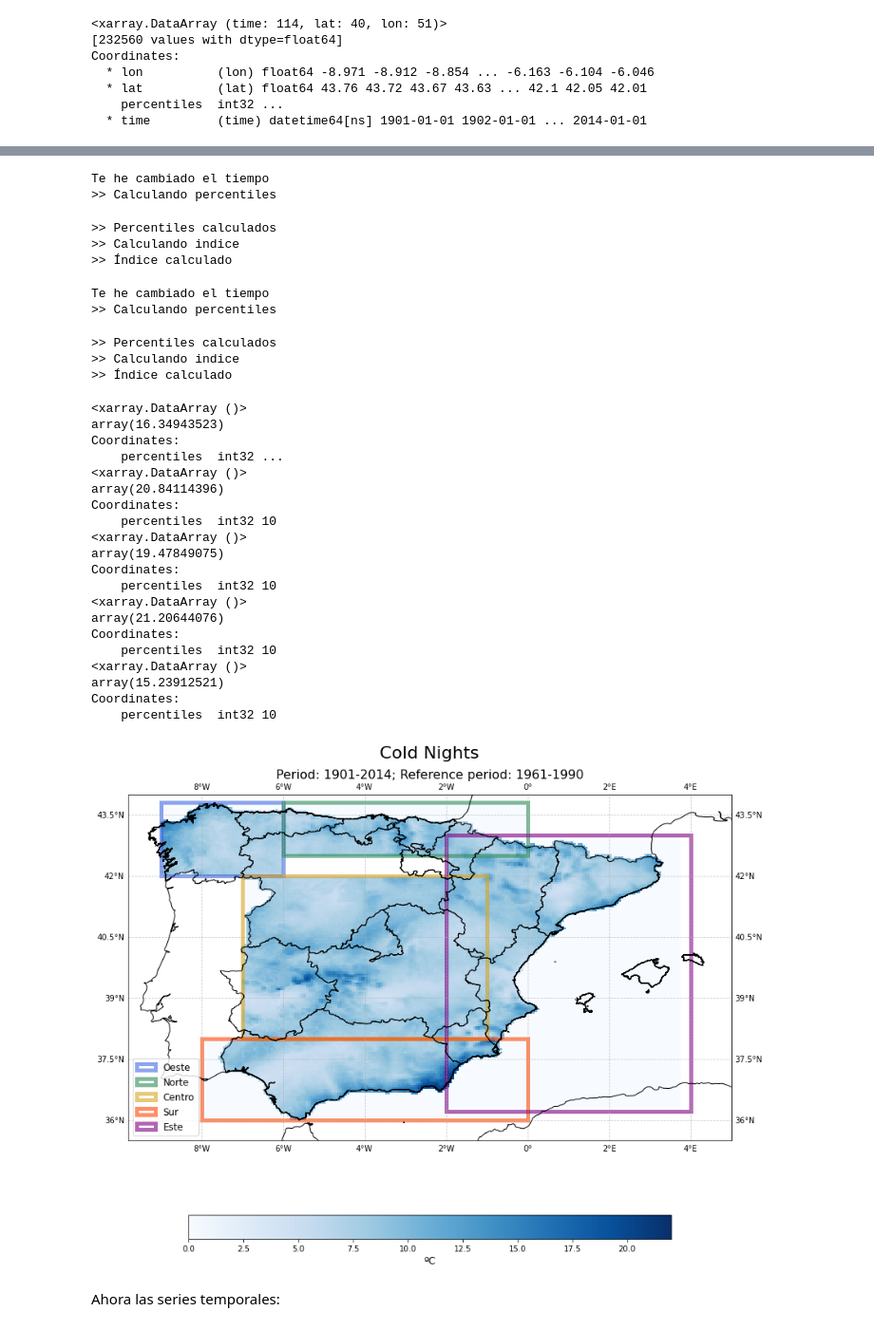
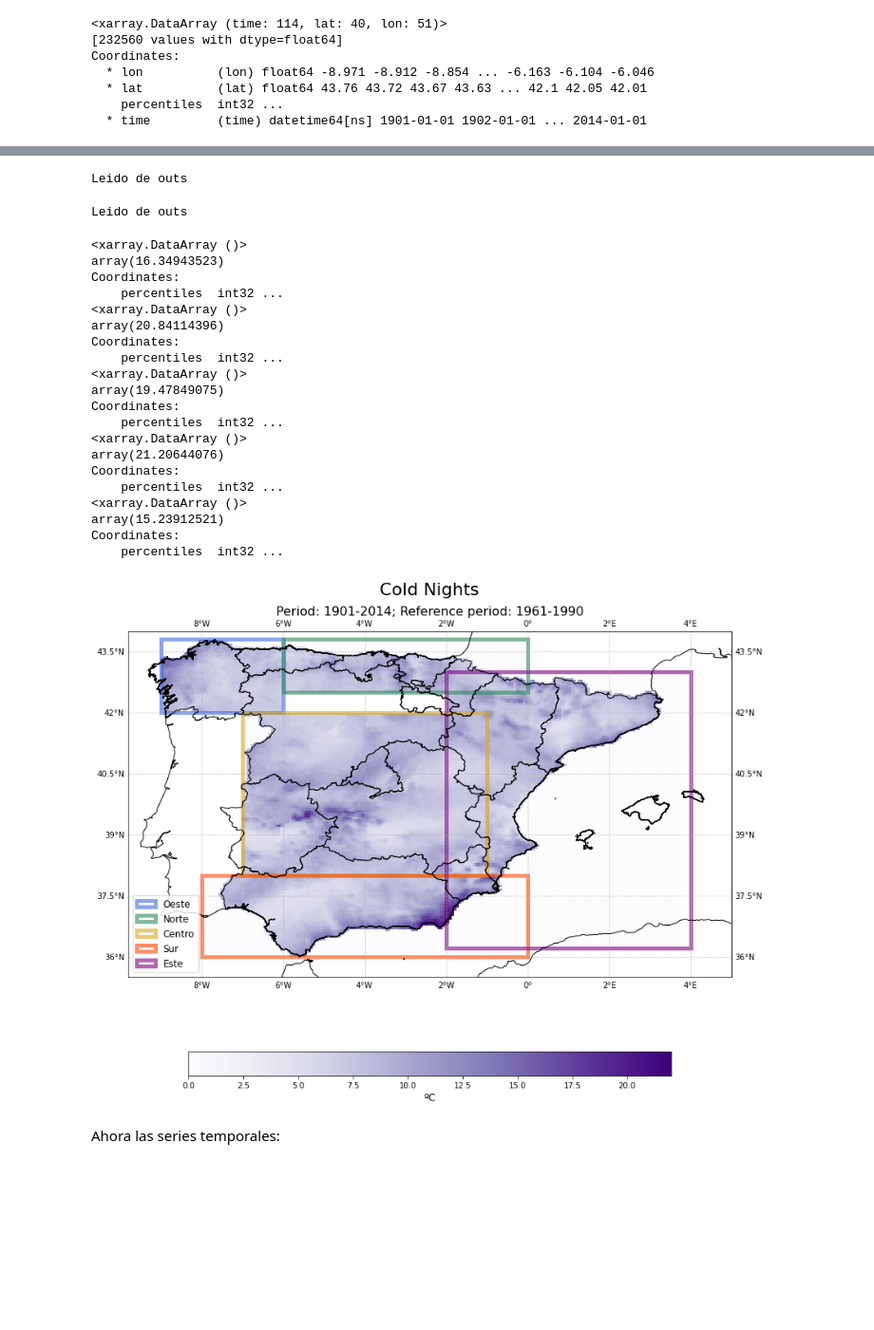
Before and after one commit to nagoremeabe/practica_2, a Jupyter notebook: Practica2_Diego_Indices_GENERAL.ipynb, the cells around one changed output, grey strips where cells are left out. Shown at 95% size. Drawn from its saved outputs; the diff is of its cells as text; code cells hidden in the pictures; blank space fills up the shorter version.

```diff
--- a/Practica2_Diego_Indices_GENERAL.ipynb
+++ b/Practica2_Diego_Indices_GENERAL.ipynb
@@ -103,15 +103,3 @@ Coordinates:
 Attributes:
     units:      Celsius degrees
     long_name:  Minimum temperature
-# %%
-ref_period=['1961','1990']
-
-period = ['1901','2014']
-try:
-    p10 = np.load('Percentile10.npy')
-except:
-    p10 = np.nanpercentile(tmin.sel(Time=slice(ref_period[0],ref_period[1])) ,10,axis=0)
-    np.save('Percentile10',p10)
-tmin_period = tmin.sel(Time=slice(period[0],period[1]))
-# %%
-num_cold = np.sum(np.where(tmin_period<p10,1,0),axis=0)
@@ -228,3 +105,0 @@ Attributes:
-# %%
-base = tminO.sel(time=slice('1961','1990'))
-base
@@ -486,30 +204,24 @@ Te he cambiado el tiempo
 try:
     tmin_p10_S = xr.open_dataarray('./outs/tmin_p10_S.nc')
     percent_cold_nights_S = xr.open_dataarray('./outs/percent_cold_nights_S.nc')
+    print('Leido de outs')
 except:
     tmin_p10_S, percent_cold_nights_S = cold_nights_xclim(tmin.sel(lat=slice(38,36),lon=slice(-8, 0)),['1901','2014'])
     tmin_p10_S.to_netcdf('./outs/tmin_p10_S.nc')
     percent_cold_nights_S.to_netcdf('./outs/percent_cold_nights_S.nc')
 # %% [output]
-Te he cambiado el tiempo
->> Calculando percentiles
+Leido de outs
->> Percentiles calculados
->> Calculando indice
->> Índice calculado
 # %%
 try:
     tmin_p10_N = xr.open_dataarray('./outs/tmin_p10_N.nc')
     percent_cold_nights_N = xr.open_dataarray('./outs/percent_cold_nights_N.nc')
+    print('Leido de outs')
 except:
     tmin_p10_N, percent_cold_nights_N = cold_nights_xclim(tmin.sel(lat=slice(43.8,42.5),lon=slice(-6,0)),['1901','2014'])
     tmin_p10_N.to_netcdf('./outs/tmin_p10_N.nc')
     percent_cold_nights_N.to_netcdf('./outs/percent_cold_nights_N.nc')
 # %% [output]
-Te he cambiado el tiempo
->> Calculando percentiles
+Leido de outs
->> Percentiles calculados
->> Calculando indice
->> Índice calculado
 # %%
 # Downloaded from http://biogeo.ucdavis.edu/data/gadm2/shp/DEU_adm.zip
 fname = './mapas/gadm41_ESP_1.shp'
@@ -533,7 +245,7 @@ ax.set_global() # added following an answer to my question
 ax.gridlines(draw_labels = True,linestyle='--',alpha=0.7,zorder=1)
 
 ax.set_extent([-9.8,5,35.5,44], ccrs.PlateCarree())
-cmap = 'Blues'
+cmap = 'Purples'
 
 var = percent_cold_nights_O.mean(dim='time')
 im = ax.pcolormesh(var.lon,var.lat,var.squeeze(),cmap=cmap,vmin=0, vmax=22, transform =ccrs.PlateCarree()) # En transform se pone la proyección default en la que está los datos
@@ -572,36 +284,36 @@ def pinta_region(lats,lons,color,ax=ax,label=None):
     poly_corners[:,1] = lat_corners
     poly = mpatches.Polygon(poly_corners, closed=True, ec=color, fill=False, lw=5, fc=color,label=label,alpha=0.6, transform=ccrs.Geodetic()) # geodetic para que transforme los rectángulos a la proyección correcta
     ax.add_patch(poly)
 
 
 pinta_region([42,43.8],[-9,-6],'royalblue',ax,label='Oeste')
 pinta_region([42.5,43.8],[-6,0],'seagreen',ax,label='Norte')
 pinta_region([38, 42],[-7, -1],'goldenrod',ax,label='Centro')
 pinta_region([36, 38],[-8, 0],'orangered',ax,label='Sur')
 pinta_region([36.2, 43],[-2, 4],'purple',ax,label='Este')
 
 ax.legend(prop={'size':12})
 plt.tight_layout()
 # %% [output]
 <xarray.DataArray ()>
 array(16.34943523)
 Coordinates:
     percentiles  int32 ...
 <xarray.DataArray ()>
 array(20.84114396)
 Coordinates:
-    percentiles  int32 10
+    percentiles  int32 ...
 <xarray.DataArray ()>
 array(19.47849075)
 Coordinates:
-    percentiles  int32 10
+    percentiles  int32 ...
 <xarray.DataArray ()>
 array(21.20644076)
 Coordinates:
-    percentiles  int32 10
+    percentiles  int32 ...
 <xarray.DataArray ()>
 array(15.23912521)
 Coordinates:
-    percentiles  int32 10
+    percentiles  int32 ...
-[figure, old version]
+[figure, new version]
 # %%
```
Also changed, not shown: parts of 46 cells of this notebook.
